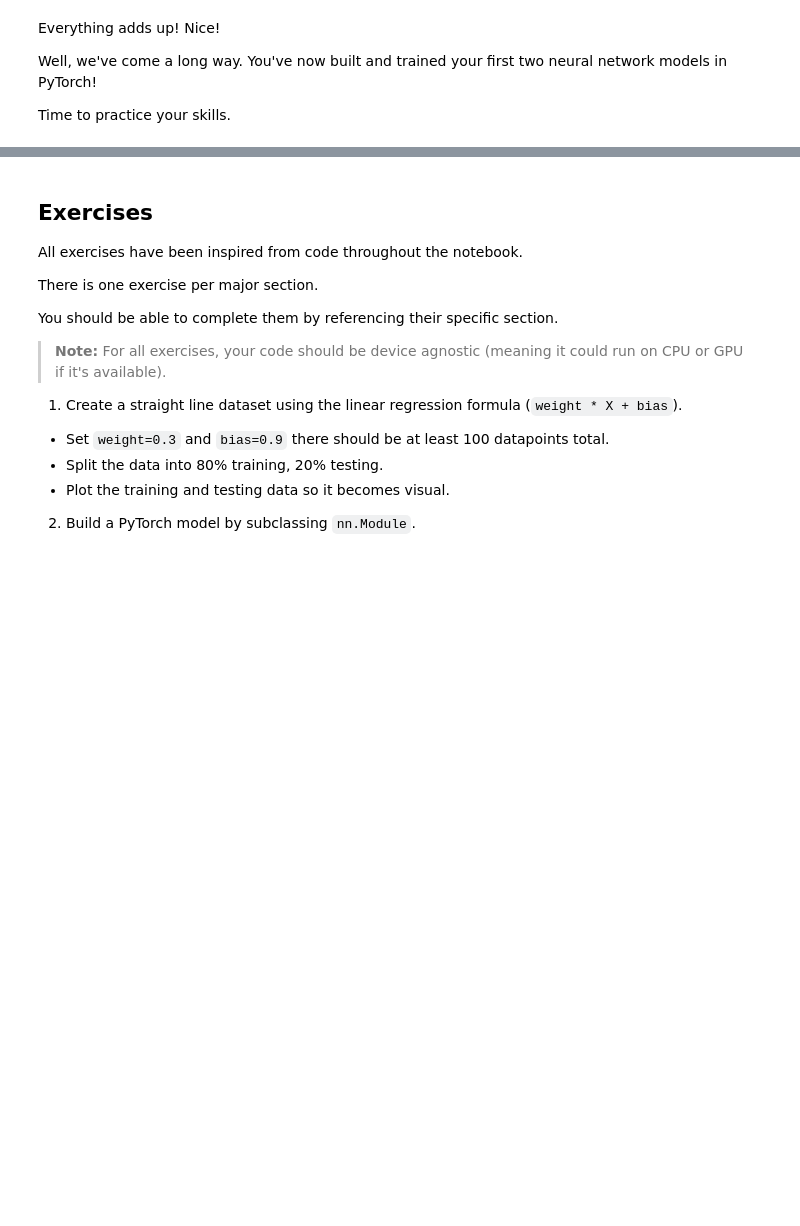
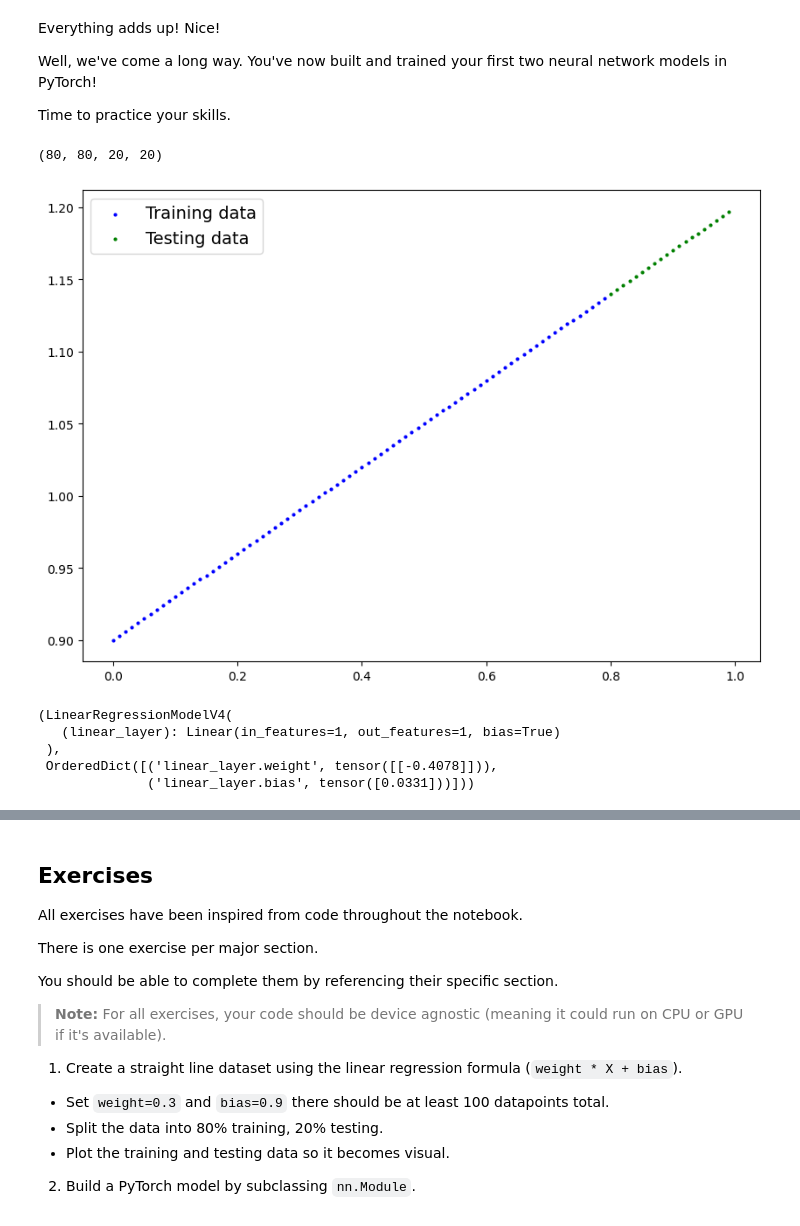
Before and after one commit to mattiscauwel/pytorch, a Jupyter notebook: 01_pytorch_workflow.ipynb, the cells around one changed output, grey strips where cells are left out. Cells and saved outputs as stored; diff of their text form; code cells hidden in the pictures; blank space fills up the shorter version.

```diff
--- a/01_pytorch_workflow.ipynb
+++ b/01_pytorch_workflow.ipynb
@@ -1194,3 +1194,25 @@ Everything adds up! Nice!
 Well, we've come a long way. You've now built and trained your first two neural network models in PyTorch!
 
 Time to practice your skills.
+# %%
+weight = 0.3
+bias = 0.9
+
+start = 0
+end = 1.0
+step = 0.01
+
+X = torch.arange(start, end, step).unsqueeze(1)
+y = weight * X + bias
+# %%
+train_split = int(0.8 * len(X))
+
+X_train, y_train = X[:train_split], y[:train_split]
+X_test, y_test = X[train_split:], y[train_split:]
+len(X_train), len(y_train), len(X_test), len(y_test)
+# %% [output]
+(80, 80, 20, 20)
+# %%
+plot_predictions(X_train, y_train, X_test, y_test)
+# %% [output]
+[figure, added]
@@ -1196,0 +1237,10 @@ Time to practice your skills.
+# %%
+torch.manual_seed(123)
+model = LinearRegressionModelV4()
+model, model.state_dict()
+# %% [output]
+(LinearRegressionModelV4(
+   (linear_layer): Linear(in_features=1, out_features=1, bias=True)
+ ),
+ OrderedDict([('linear_layer.weight', tensor([[-0.4078]])),
+              ('linear_layer.bias', tensor([0.0331]))]))
```
Also changed, not shown: parts of 20 cells of this notebook.
